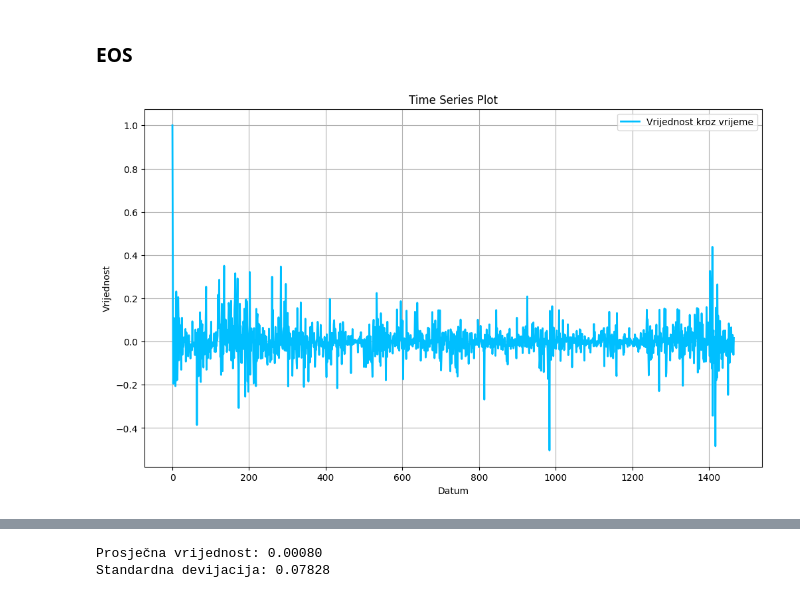
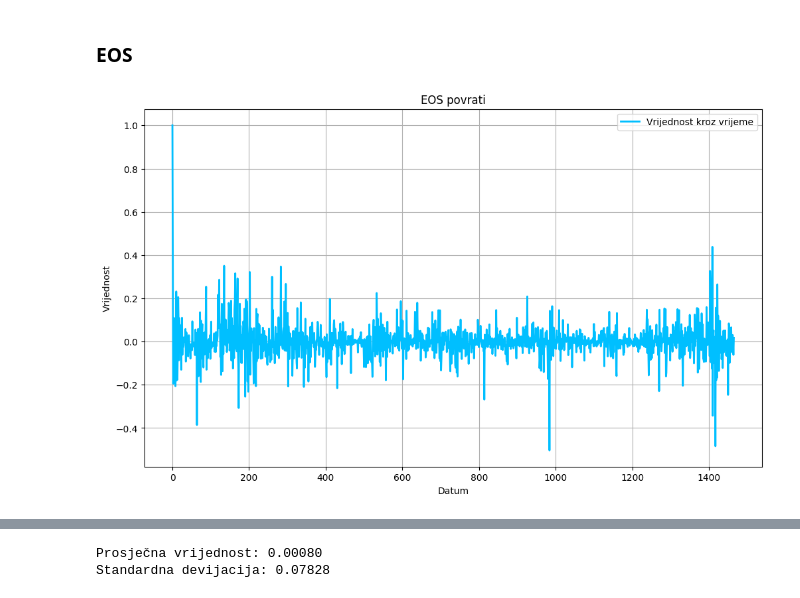
Before and after one commit to IvanDzanija/PortfolioSimulator, a Jupyter notebook: QuantifyRisk/notebooks/Analysis.ipynb, the cells around one changed output, grey strips where cells are left out. Cells and saved outputs as stored; diff of their text form; code cells hidden in the pictures.

```diff
--- a/QuantifyRisk/notebooks/Analysis.ipynb
+++ b/QuantifyRisk/notebooks/Analysis.ipynb
@@ -260,14 +348,14 @@ Standardna devijacija: 0.08330
 # %%
 df = dataframes[coins[8]]
 df['log_returns'] = np.log(df['Close'] / df['Open'])
 
 plt.figure(figsize=(12, 7))
 plt.plot(df.index, df['log_returns'], label='Vrijednost kroz vrijeme', color='deepskyblue', linewidth=2)
-plt.title('Time Series Plot')
+plt.title(coins[8] + ' povrati')
 plt.xlabel('Datum')
 plt.ylabel('Vrijednost')
 plt.legend()
 plt.grid(True)
 plt.show()
 # %% [output]
-[figure, old version]
+[figure, new version]
```
Also changed, not shown: parts of 71 cells of this notebook.
